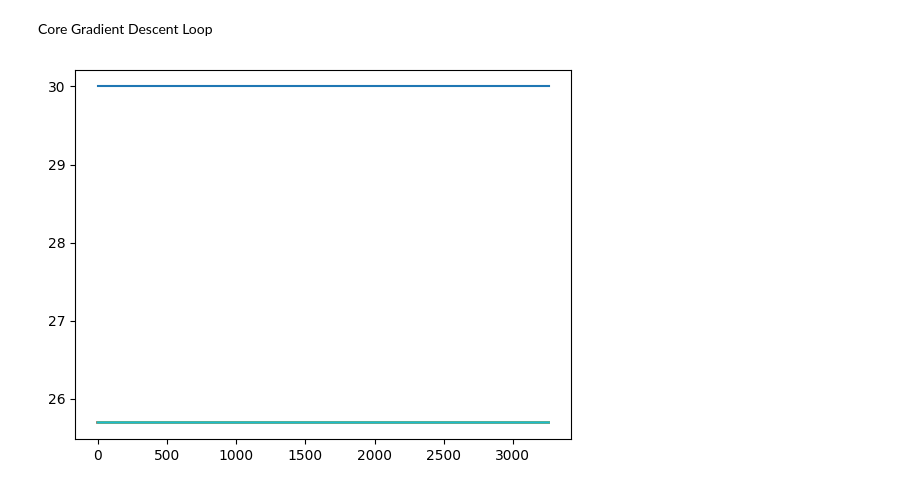
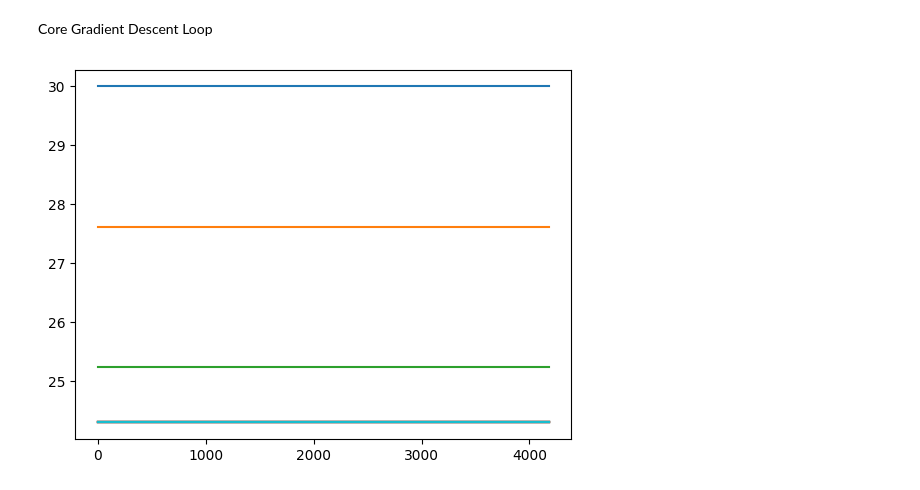
Before and after one commit to LocatorOfTangos/SR7-Perf-Ops-Algorithms, a Jupyter notebook: GD_simple.ipynb, the cells around one changed output. Drawn from its saved outputs; the diff is of its cells as text; code cells hidden in the pictures.

```diff
--- a/GD_simple.ipynb
+++ b/GD_simple.ipynb
@@ -21,7 +21,8 @@ frontal_area = constants["frontal_area"]
 full_battery = constants["total_battery_energy"]
 # %%
 height = []
-with open("wr_heights.json", "r") as f: #with open("HighwayCircuitHeights.json", "r") as f:
+#with open("wr_heights.json", "r") as f:
+with open("HighwayCircuitHeights.json", "r") as f:
     data = json.load(f)
     chunk_size = data[1]["distance"]-data[0]["distance"] # Chunk size is assumed constant throughout height data.
     num_chunks = len(data)
@@ -48,18 +49,19 @@ plt.plot([20*i for i in range(num_chunks)], grad)
 # %% [markdown]
 Hyperparameters:
 # %%
-lamb = 0.9999
+lamb = 0.999
 lr_max = 1
 init_v = 30
+dejerker = 100
 # %%
 def H_hat(v):
-    return [m*v[i]*(v[(i+1)%n]-v[(i-1)%n])/(2*cos(grad[i]))+c*Cdrag*frontal_area*rho*v[i]**2/(2*cos(grad[i]))+c*Croll*m*g+c*m*g*tan(grad[i]) for i in range(n)]
+    return [m*v[i]*(v[(i+1)%n]-v[(i-1)%n])/2+c*Cdrag*frontal_area*rho*v[i]**2/2+c*Croll*m*g*cos(grad[i])+c*m*g*sin(grad[i]) for i in range(n)]
 # %%
 def Error(v, s):
     return (1-lamb)*(s-target)**2/target+lamb*sum([1/vee for vee in v])
 # %%
 def Error_grads(v, s):
-    return [2*(1-lamb)*(c*Cdrag*frontal_area*rho*v[i]/cos(grad[i]))*(s/target-1)-lamb/v[i]**2 for i in range(n)]
+    return [2*(1-lamb)*(c*Cdrag*frontal_area*rho*v[i]+v[i]+dejerker*(2*v[i]-v[(i-1)%n]-v[(i+1)%n]))*(s/target-1)-lamb/v[i]**2 for i in range(n)]
 # %% [markdown]
 Core Gradient Descent Loop
 # %%
@@ -71,7 +73,7 @@ v = [init_v]*num_chunks
 loss_history = []
 v_history = []
 
-cc = 100000
+cc = 10000
 best_v = v
 
 lr = lr_max
@@ -84,34 +86,34 @@ for count in tqdm(range(cc)):
         plt.plot([20*i for i in range(num_chunks)], v)
         plt.show
         v_history.append(v)
 
     s = sum(H_hat(v))
     error = Error(v, s)
 
     loss_history.append(error)
 
     if error <= best_error:
         best_error = error
         best_v = v
     else:
         lr = lr_max*math.sqrt(error/init_error)
 
     if count > cc:
         break
 
     #if (error-best_error) > best_error*10:
     #    break
 
     #############
     if error < 1:
         break
     #############
 
     error_grads = Error_grads(v, s)
     erg_sum = sum([abs(error_grad) for error_grad in error_grads])
     v = [abs(v[i]-lr*error_grads[i]/erg_sum) for i in range(num_chunks)]
 # %% [output]
-[figure, old version]
+[figure, new version]
 # %%
 print("Best error:",best_error, "\nAverage velocity:", sum(best_v)/len(best_v)*3.6)
 plt.plot([20*i for i in range(num_chunks)], best_v)
```
Also changed, not shown: parts of 7 cells of this notebook, 1 other file.
